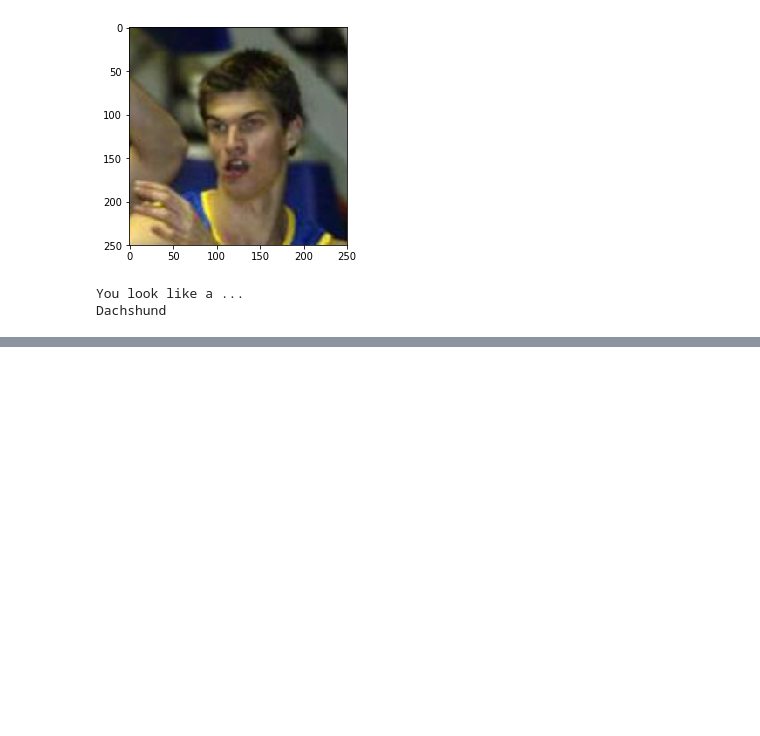
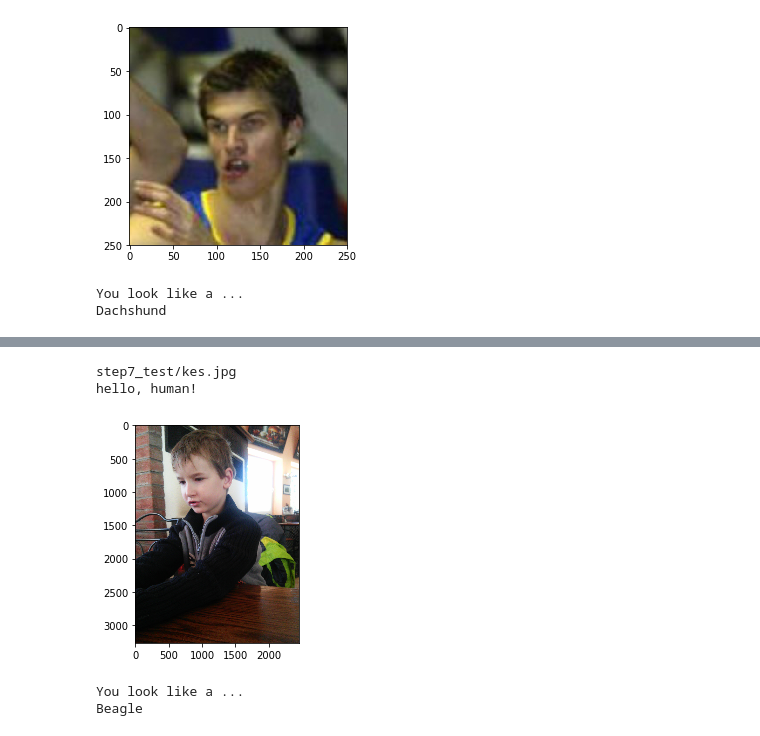
Before and after one commit to mprilucik/dog-project, a Jupyter notebook: dog_app.ipynb, the cells around one changed output, grey strips where cells are left out. Cells and saved outputs as stored; diff of their text form; code cells hidden in the pictures; blank space fills up the shorter version.

```diff
--- a/dog_app.ipynb
+++ b/dog_app.ipynb
@@ -798,0 +817,10 @@ OSError: cannot identify image file 'step7_test/V7vdET9ej24FSx689'
+# %%
+img_path ='step7_test/kes.jpg'
+print (img_path)
+predict_breed(img_path)
+# %% [output]
+step7_test/kes.jpg
+hello, human!
+[figure, added]
+You look like a ...
+Beagle
```
Also changed, not shown: parts of 20 cells of this notebook, 2 other files.
